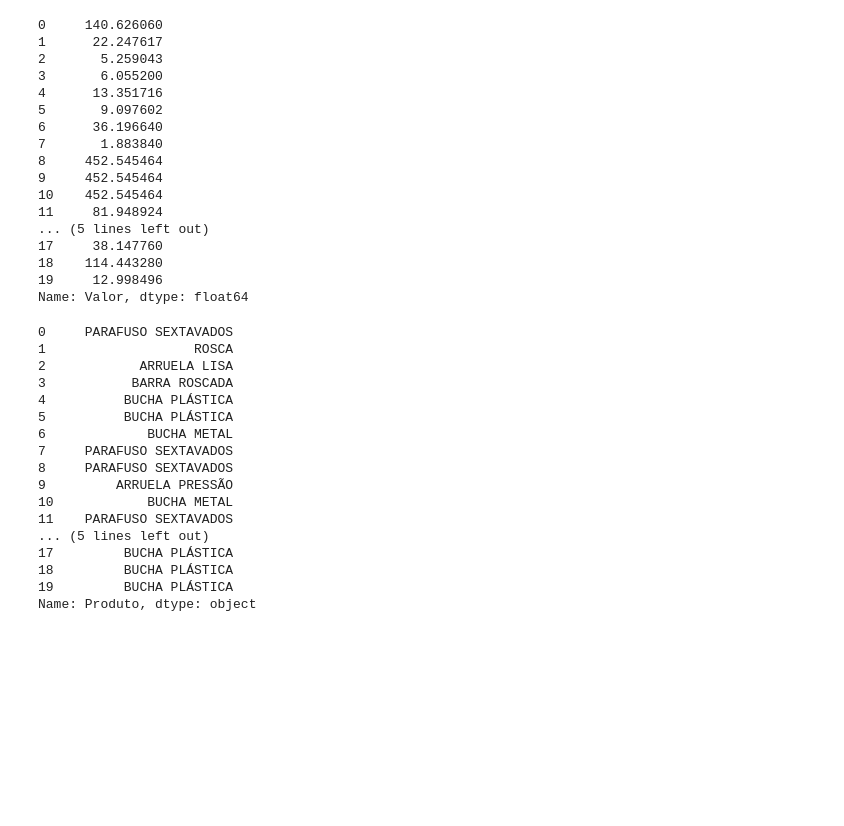
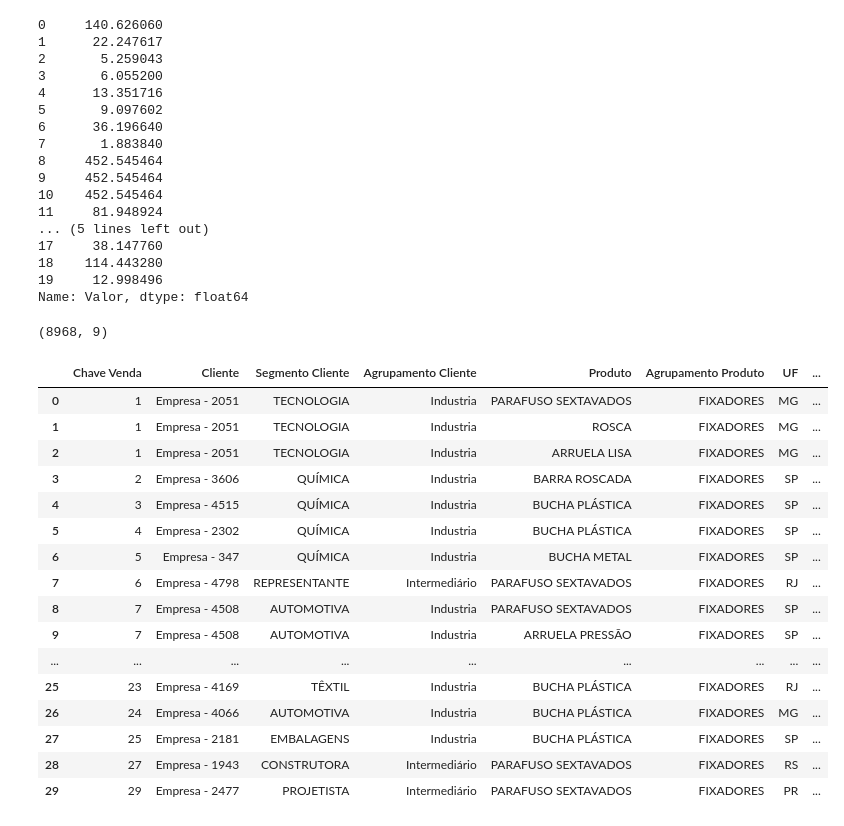
Before and after one commit to vitor-edu/Programa-de-Forma-o-Big-Data-BRQ, a Jupyter notebook: projeto_1_Empresa_Nacional.ipynb, the cells around one changed output. Cells and saved outputs as stored; diff of their text form; code cells hidden in the pictures; blank space fills up the shorter version.

```diff
--- a/projeto_1_Empresa_Nacional.ipynb
+++ b/projeto_1_Empresa_Nacional.ipynb
@@ -103,23 +106,27 @@ valor.head(20)
 18    114.443280
 19     12.998496
 Name: Valor, dtype: float64
-# %%
-produto.head(20)
-# %% [output]
-0     PARAFUSO SEXTAVADOS
-1                   ROSCA
-2            ARRUELA LISA
-3           BARRA ROSCADA
-4          BUCHA PLÁSTICA
-5          BUCHA PLÁSTICA
-6             BUCHA METAL
-7     PARAFUSO SEXTAVADOS
-8     PARAFUSO SEXTAVADOS
-9         ARRUELA PRESSÃO
-10            BUCHA METAL
-11    PARAFUSO SEXTAVADOS
-... (5 lines left out)
-17         BUCHA PLÁSTICA
-18         BUCHA PLÁSTICA
-19         BUCHA PLÁSTICA
-Name: Produto, dtype: object
+# %%
+nion.shape # Retorna quantidade de linhas e colunas.
+# %% [output]
+(8968, 9)
+# %%
+nion.head(30)
+# %% [output]
+|  | Chave Venda | Cliente | Segmento Cliente | Agrupamento Cliente | Produto | Agrupamento Produto | UF | ... |
+| 0 | 1 | Empresa - 2051 | TECNOLOGIA | Industria | PARAFUSO SEXTAVADOS | FIXADORES | MG | ... |
+| 1 | 1 | Empresa - 2051 | TECNOLOGIA | Industria | ROSCA | FIXADORES | MG | ... |
+| 2 | 1 | Empresa - 2051 | TECNOLOGIA | Industria | ARRUELA LISA | FIXADORES | MG | ... |
+| 3 | 2 | Empresa - 3606 | QUÍMICA | Industria | BARRA ROSCADA | FIXADORES | SP | ... |
+| 4 | 3 | Empresa - 4515 | QUÍMICA | Industria | BUCHA PLÁSTICA | FIXADORES | SP | ... |
+| 5 | 4 | Empresa - 2302 | QUÍMICA | Industria | BUCHA PLÁSTICA | FIXADORES | SP | ... |
+| 6 | 5 | Empresa - 347 | QUÍMICA | Industria | BUCHA METAL | FIXADORES | SP | ... |
+| 7 | 6 | Empresa - 4798 | REPRESENTANTE | Intermediário | PARAFUSO SEXTAVADOS | FIXADORES | RJ | ... |
+| 8 | 7 | Empresa - 4508 | AUTOMOTIVA | Industria | PARAFUSO SEXTAVADOS | FIXADORES | SP | ... |
+| 9 | 7 | Empresa - 4508 | AUTOMOTIVA | Industria | ARRUELA PRESSÃO | FIXADORES | SP | ... |
+| ... | ... | ... | ... | ... | ... | ... | ... | ... |
+| 25 | 23 | Empresa - 4169 | TÊXTIL | Industria | BUCHA PLÁSTICA | FIXADORES | RJ | ... |
+| 26 | 24 | Empresa - 4066 | AUTOMOTIVA | Industria | BUCHA PLÁSTICA | FIXADORES | MG | ... |
+| 27 | 25 | Empresa - 2181 | EMBALAGENS | Industria | BUCHA PLÁSTICA | FIXADORES | SP | ... |
+| 28 | 27 | Empresa - 1943 | CONSTRUTORA | Intermediário | PARAFUSO SEXTAVADOS | FIXADORES | RS | ... |
+| 29 | 29 | Empresa - 2477 | PROJETISTA | Intermediário | PARAFUSO SEXTAVADOS | FIXADORES | PR | ... |
```
Also changed, not shown: parts of 13 cells of this notebook.
